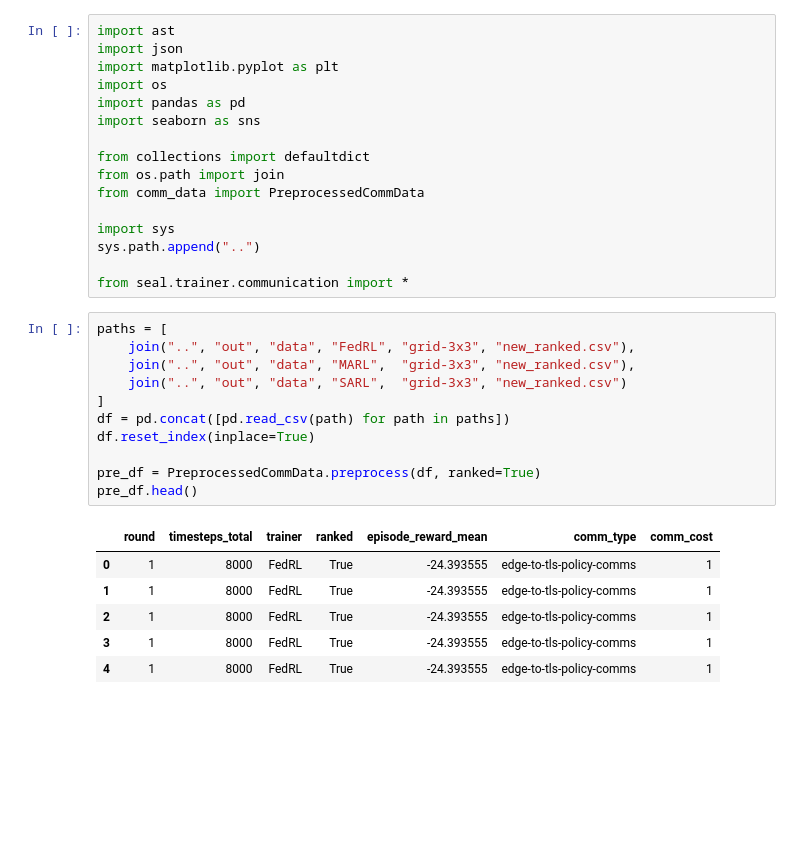
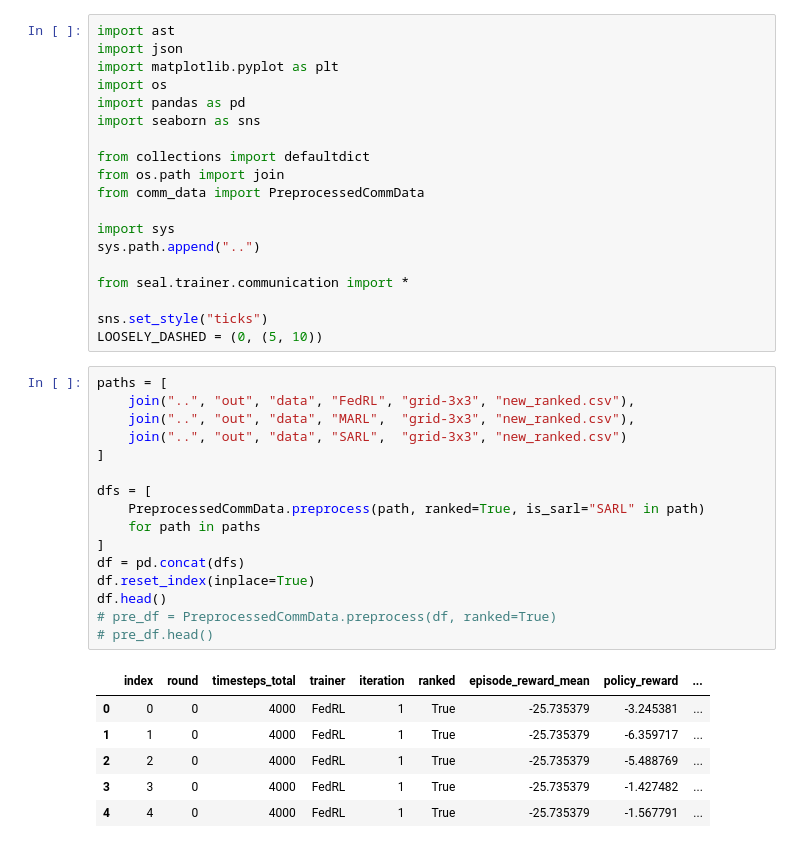
Before and after one commit to nathaniel-hudson/SUMO-FedRL, a Jupyter notebook: notebooks/Communication Analysis.ipynb, the cells around one changed output. Saved outputs shown, nothing was run; the diff lists cells and outputs as text; blank space fills up the shorter version.

```diff
--- a/notebooks/Communication Analysis.ipynb
+++ b/notebooks/Communication Analysis.ipynb
@@ -14,21 +14,29 @@ import sys
 sys.path.append("..")
 
 from seal.trainer.communication import *
+
+sns.set_style("ticks")
+LOOSELY_DASHED = (0, (5, 10))
 # %%
 paths = [
     join("..", "out", "data", "FedRL", "grid-3x3", "new_ranked.csv"),
     join("..", "out", "data", "MARL",  "grid-3x3", "new_ranked.csv"),
     join("..", "out", "data", "SARL",  "grid-3x3", "new_ranked.csv")
 ]
-df = pd.concat([pd.read_csv(path) for path in paths])
+
+dfs = [
+    PreprocessedCommData.preprocess(path, ranked=True, is_sarl="SARL" in path)
+    for path in paths
+]
+df = pd.concat(dfs)
 df.reset_index(inplace=True)
-
-pre_df = PreprocessedCommData.preprocess(df, ranked=True)
-pre_df.head()
+df.head()
+# pre_df = PreprocessedCommData.preprocess(df, ranked=True)
+# pre_df.head()
 # %% [output]
-|  | round | timesteps_total | trainer | ranked | episode_reward_mean | comm_type | comm_cost |
-| 0 | 1 | 8000 | FedRL | True | -24.393555 | edge-to-tls-policy-comms | 1 |
-| 1 | 1 | 8000 | FedRL | True | -24.393555 | edge-to-tls-policy-comms | 1 |
-| 2 | 1 | 8000 | FedRL | True | -24.393555 | edge-to-tls-policy-comms | 1 |
-| 3 | 1 | 8000 | FedRL | True | -24.393555 | edge-to-tls-policy-comms | 1 |
-| 4 | 1 | 8000 | FedRL | True | -24.393555 | edge-to-tls-policy-comms | 1 |
+|  | index | round | timesteps_total | trainer | iteration | ranked | episode_reward_mean | policy_reward | ... |
+| 0 | 0 | 0 | 4000 | FedRL | 1 | True | -25.735379 | -3.245381 | ... |
+| 1 | 1 | 0 | 4000 | FedRL | 1 | True | -25.735379 | -6.359717 | ... |
+| 2 | 2 | 0 | 4000 | FedRL | 1 | True | -25.735379 | -5.488769 | ... |
+| 3 | 3 | 0 | 4000 | FedRL | 1 | True | -25.735379 | -1.427482 | ... |
+| 4 | 4 | 0 | 4000 | FedRL | 1 | True | -25.735379 | -1.567791 | ... |
```
Also changed, not shown: parts of 4 cells of this notebook, 4 other files.
